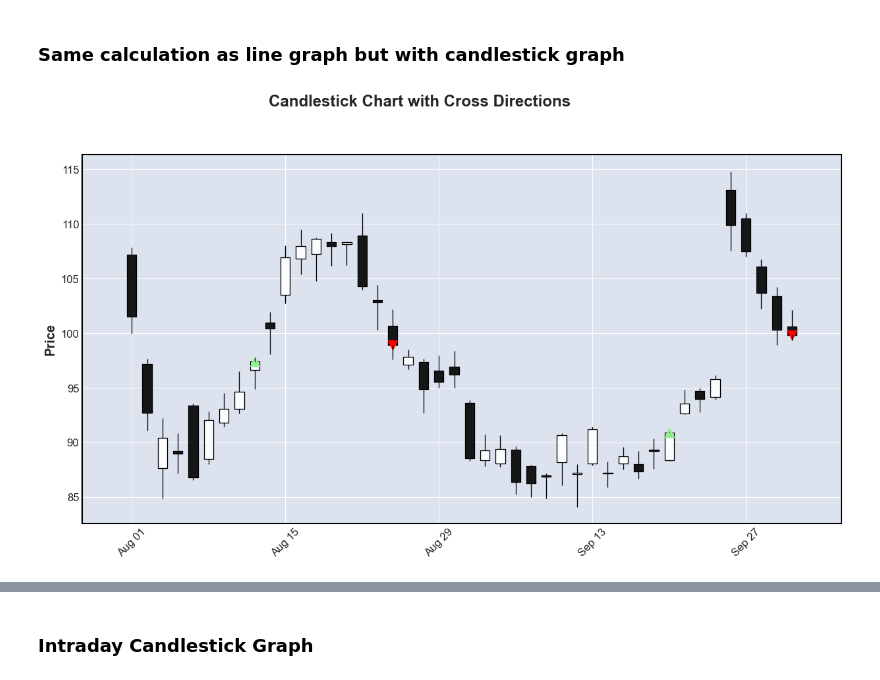
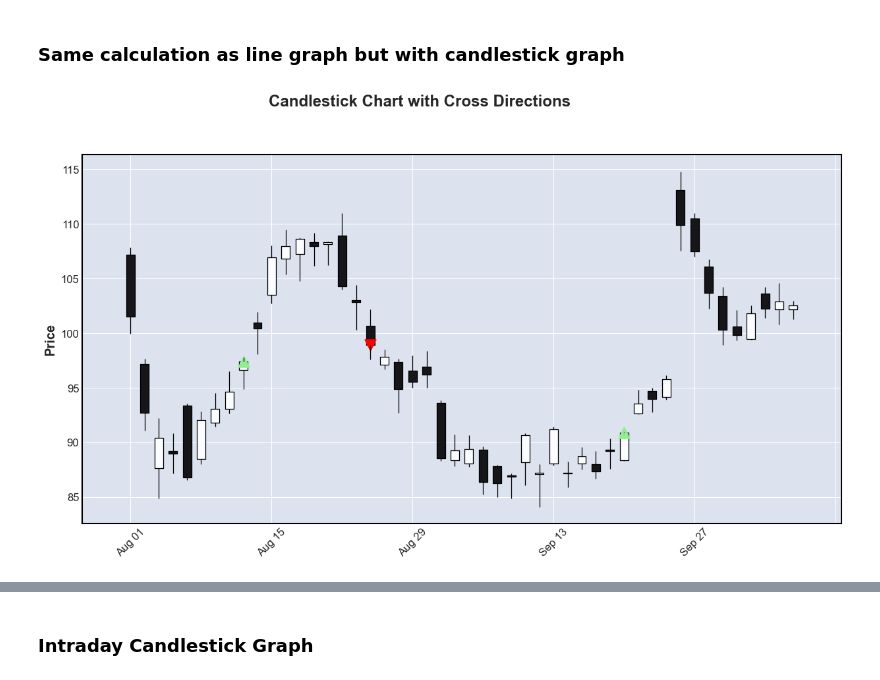
Before and after one commit to rindel/labs, a Jupyter notebook: ticker_technical_analysis.ipynb, the cells around one changed output, grey strips where cells are left out. Cells and saved outputs as stored; diff of their text form; code cells hidden in the pictures.

Commit message:
adding my combined ema and macd functions

```diff
--- a/ticker_technical_analysis.ipynb
+++ b/ticker_technical_analysis.ipynb
@@ -13,5 +13,5 @@ import mplfinance as mpf
 
 ticker = 'mu'
 start_date = '2024-08-01'
-end_date =  '2024-10-03'
+end_date =  '2024-10-09'
 # %%
@@ -42,5 +36,5 @@ df_intra['iEMA_A'], df_intra['iEMA_B'] = calculate_ema_intra(5, 7, df_intra)
 # %%
-# RSI Calulate function
+# RSI - Calulates the RSI and adds median_rsi and RSI to respective dataframes
 
 def calculate_rsi(df, overbought_level, oversold_level):
     delta = df['Close'].diff(1)
@@ -60,7 +54,7 @@ def calculate_rsi(df, overbought_level, oversold_level):
 
     return rs, rsi, median_rsi
 
-rs, rsi, median_rsi = calculate_rsi(df, 90, 10)
+rs, rsi, median_rsi = calculate_rsi(df, 10, 10)
 
 # Add the Median_RSI column indicating whether RSI is above or below the median
 df['Median_RSI'] = np.where(rsi > median_rsi, 'above_median', 'below_median')
@@ -83,22 +102,22 @@ df['MACD'], df['Signal'] = calculate_macd(df)
 # %%
 # Calculate Signal
 
-def signal(df):
-    crossed_above_with_rsi = (df['EMA_A'] > df['EMA_B']) & (df['EMA_A'].shift(1) < df['EMA_B'].shift(1)) & (rsi_check)
-    crossed_above = (df['EMA_A'] > df['EMA_B']) & (df['EMA_A'].shift(1) < df['EMA_B'].shift(1))
-    crossed_above_macd = (df['MACD'] > df['Signal']) & (df['MACD'].shift(1) <= df['Signal'].shift(1))
+def signal(data_set):
+    crossed_above_with_rsi = (data_set['EMA_A'] > data_set['EMA_B']) & (data_set['EMA_A'].shift(1) < data_set['EMA_B'].shift(1)) & (rsi_check)
+    crossed_above = (data_set['EMA_A'] > data_set['EMA_B']) & (data_set['EMA_A'].shift(1) < data_set['EMA_B'].shift(1))
+    crossed_above_macd = (data_set['MACD'] > data_set['Signal']) & (data_set['MACD'].shift(1) <= data_set['Signal'].shift(1))
     return crossed_above_with_rsi, crossed_above, crossed_above_macd
 
 # Capture the output of the signal function
 crossed_above_with_rsi, crossed_above, crossed_above_macd = signal(df)
 
-def isignal(df):
-    icrossed_above_with_rsi = (df_intra['iEMA_A'] > df['iEMA_B']) & (df_intra['iEMA_A'].shift(1) < df_intra['iEMA_B'].shift(1)) & (rsi_check)
-    icrossed_above = (df_intra['iEMA_A'] > df_intra['iEMA_B']) & (df_intra['iEMA_A'].shift(1) < df_intra['iEMA_B'].shift(1))
-    return icrossed_above_with_rsi, icrossed_above
+# def isignal(df):
+#     icrossed_above_with_rsi = (df_intra['iEMA_A'] > df['iEMA_B']) & (df_intra['iEMA_A'].shift(1) < df_intra['iEMA_B'].shift(1)) & (rsi_check)
+#     icrossed_above = (df_intra['iEMA_A'] > df_intra['iEMA_B']) & (df_intra['iEMA_A'].shift(1) < df_intra['iEMA_B'].shift(1))
+#     return icrossed_above_with_rsi, icrossed_above
 
 # Capture the output of the signal function
-icrossed_above_with_rsi, icrossed_above = isignal(df_intra)
+icrossed_above_with_rsi, icrossed_above, icrossed_above_macd = signal(df_intra)
 # %% [markdown]
 ### Result of the Signal function:
 will be added to dataframe & also the condition for crossed down.
@@ -170,8 +189,8 @@ portfolio_value = cash
 prev_crossed_above = False
 rsi_above_median = False
 transactions = []
-last_trans = 'crossed down'
-df.iloc[-1, df.columns.get_loc('Cross_Direction')] = last_trans
+last_trans = '' # not being used
+df.iloc[-1, df.columns.get_loc('Cross_Direction')] = last_trans # not being used
 
 # Plot the line graph with arrows indicating the direction of crossover
 plt.figure(figsize=(16, 8))
@@ -205,13 +224,11 @@ for index, row in df.iterrows():
         pass
 
 # Calculate final portfolio value
-portfolio_value = cash
-
-# Evaluate performance
+last_close_price = df['Close'].iloc[-1] #get last close price in order to calc our return
+portfolio_value =  last_close_price - cash  #portfolio value is our initial purchase price minus last close price.
 initial_investment = init_cost # Initial cash investment
-profit_loss = portfolio_value - initial_investment
-
-percent = (profit_loss / initial_investment) * 100
+profit_loss = portfolio_value - initial_investment # net difference of our investment and final close price
+percent = (profit_loss / initial_investment) * 100 # profit_loss as percent of investment
 
 # Add the ticker symbol and other things as labels
 plt.text(0.5, 0.9, ticker + '    ' + str(round(percent)) + ' %', transform=plt.gca().transAxes, fontsize=36, verticalalignment='bottom', \
@@ -251,27 +267,27 @@ Percent: 10.7%
 # %%
 # Plot the candlestick chart with the custom black background
 mpf.plot(
     df,
     type='candle',
     title='Candlestick Chart with Cross Directions',
     figsize=(16, 8),
     ylabel='Price',
     addplot=[
         mpf.make_addplot(
             np.where(df['Cross_Direction'] == 'crossed up', df['Close'], np.nan),
             type='scatter',
-            markersize=100,  # Marker size
+            markersize=150,  # Marker size
             marker='^',      # Upward triangle for 'crossed up'
             color='lightgreen'  # Color for 'crossed up'
         ),
         mpf.make_addplot(
             np.where(df['Cross_Direction'] == 'crossed down', df['Close'], np.nan),
             type='scatter',
-            markersize=100,  # Marker size
+            markersize=150,  # Marker size
             marker='v',      # Downward triangle for 'crossed down'
             color='red'      # Color for 'crossed down'
         )
     ]
 )
 # %% [output]
-[figure, old version]
+[figure, new version]
```
Also changed, not shown: parts of 9 cells of this notebook.
